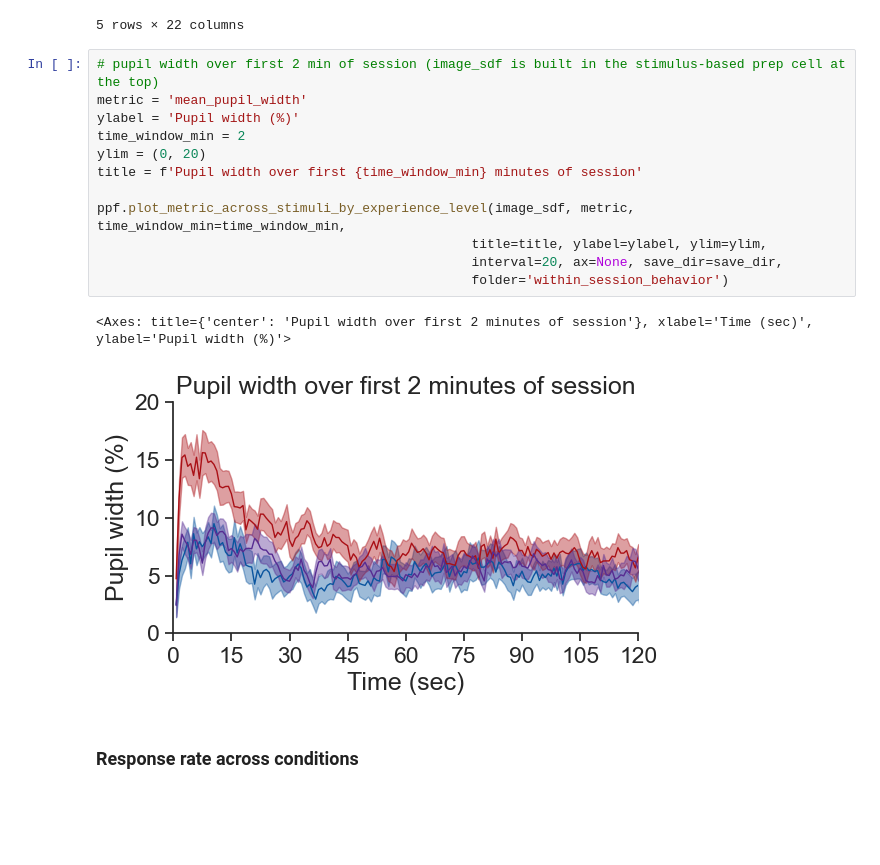
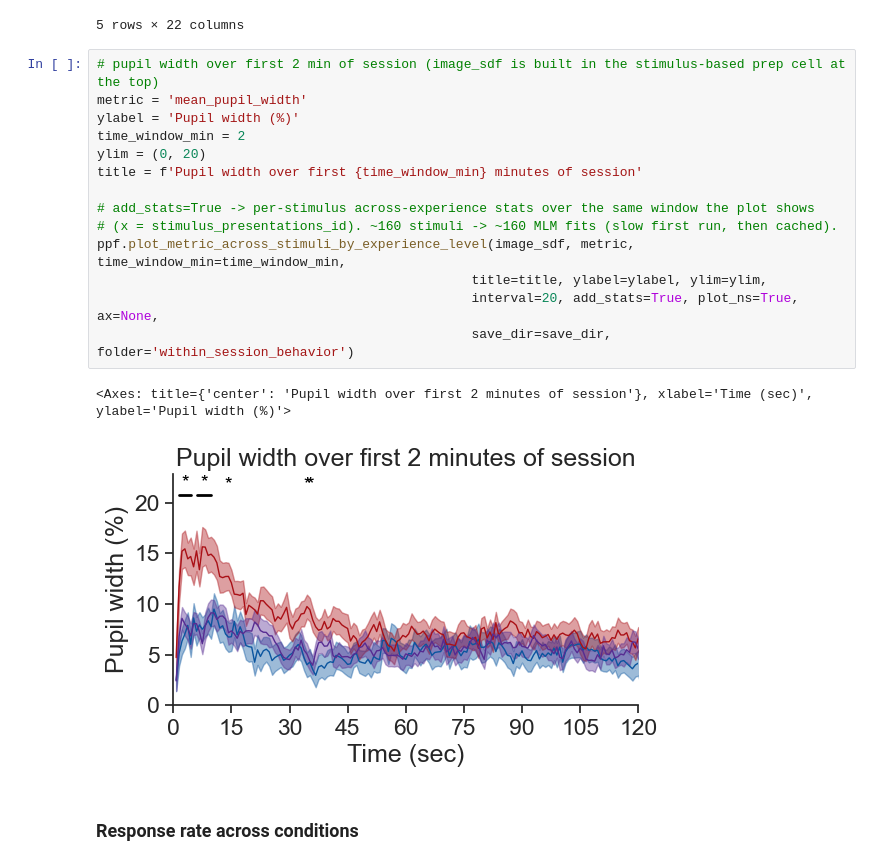
Before and after one commit to AllenInstitute/visual_behavior_analysis, a Jupyter notebook: notebooks/platform_paper_figures/figure_2_main.ipynb, the cells around one changed output. Drawn from its saved outputs; the diff is of its cells as text; blank space fills up the shorter version.

```diff
--- a/notebooks/platform_paper_figures/figure_2_main.ipynb
+++ b/notebooks/platform_paper_figures/figure_2_main.ipynb
@@ -484,18 +477,20 @@ stim_behavior_response_df.head()
 # %%
 # pupil width over first 2 min of session (image_sdf is built in the stimulus-based prep cell at the top)
 metric = 'mean_pupil_width'
 ylabel = 'Pupil width (%)'
 time_window_min = 2
 ylim = (0, 20)
 title = f'Pupil width over first {time_window_min} minutes of session'
 
+# add_stats=True -> per-stimulus across-experience stats over the same window the plot shows
+# (x = stimulus_presentations_id). ~160 stimuli -> ~160 MLM fits (slow first run, then cached).
 ppf.plot_metric_across_stimuli_by_experience_level(image_sdf, metric, time_window_min=time_window_min,
                                                 title=title, ylabel=ylabel, ylim=ylim,
-                                                interval=20, ax=None, save_dir=save_dir,
-                                                folder='within_session_behavior')
+                                                interval=20, add_stats=True, plot_ns=True, ax=None,
+                                                save_dir=save_dir, folder='within_session_behavior')
 # %% [output]
 <Axes: title={'center': 'Pupil width over first 2 minutes of session'}, xlabel='Time (sec)', ylabel='Pupil width (%)'>
-[figure, old version]
+[figure, new version]
 # %% [markdown]
 ### Response rate across conditions
 # %%
```
Also changed, not shown: parts of 13 cells of this notebook, 22 other files.
